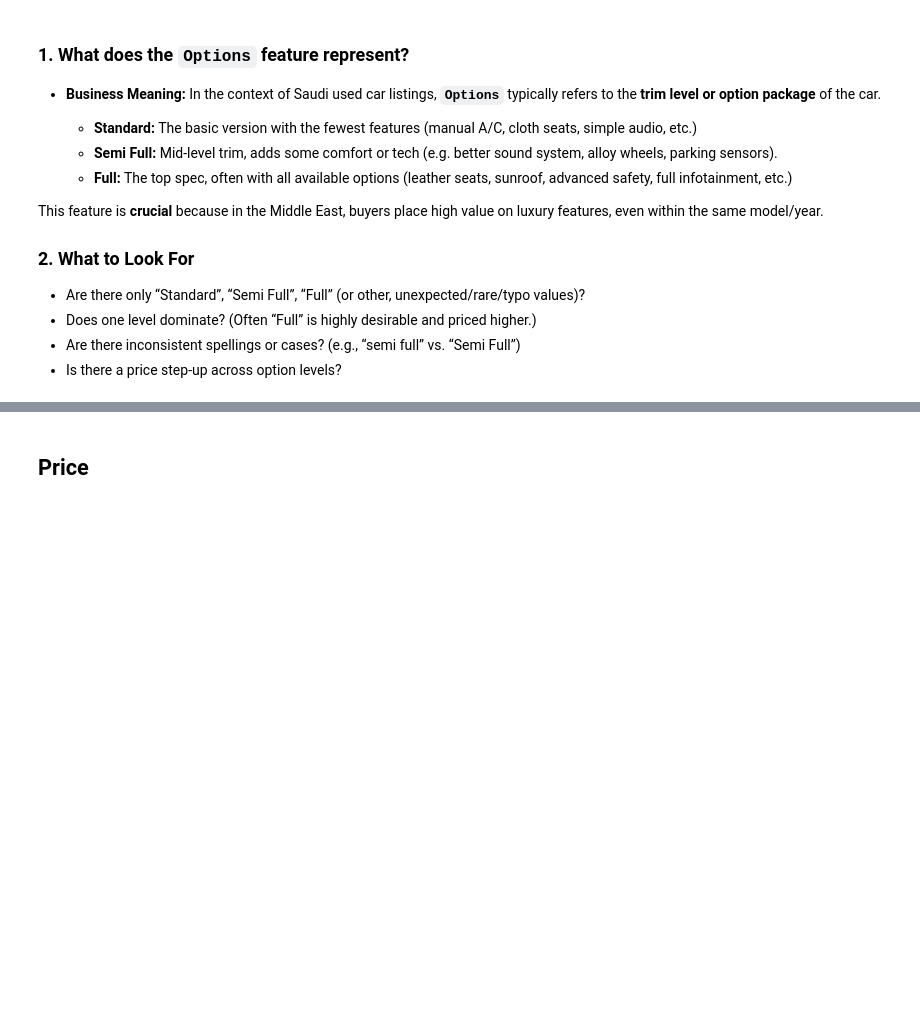
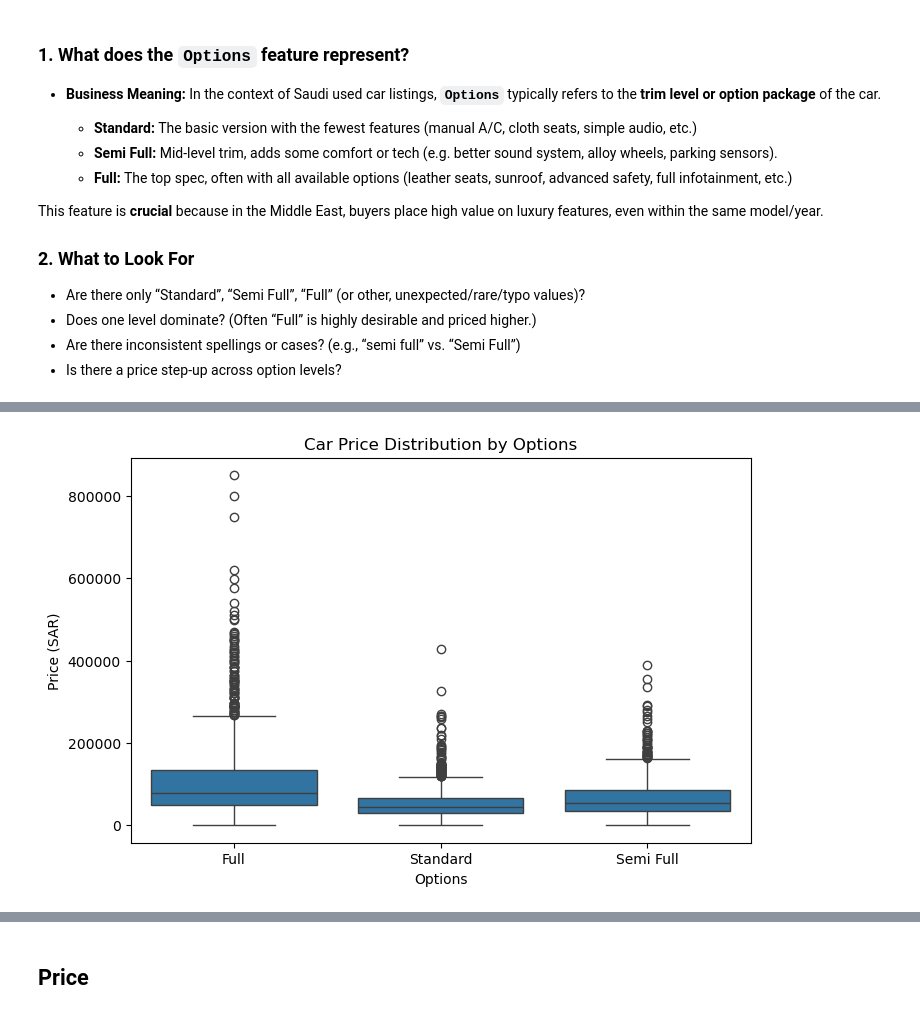
Before and after one commit to RioPramana21/Ctrl-Price-Taking-Control-of-Used-Car-Valuations-with-ML, a Jupyter notebook: code_files/project_code.ipynb, the cells around one changed output, grey strips where cells are left out. Drawn from its saved outputs; the diff is of its cells as text; code cells hidden in the pictures; blank space fills up the shorter version.

```diff
--- a/code_files/project_code.ipynb
+++ b/code_files/project_code.ipynb
@@ -1128,0 +1171,9 @@ This feature is **crucial** because in the Middle East, buyers place high value
+# %%
+plt.figure(figsize=(8, 5))
+sns.boxplot(x='Options', y='Price', data=df_filtered, order=option_counts.index)
+plt.title('Car Price Distribution by Options')
+plt.xlabel('Options')
+plt.ylabel('Price (SAR)')
+plt.show()
+# %% [output]
+[figure, added]
```
Also changed, not shown: parts of 6 cells of this notebook.
